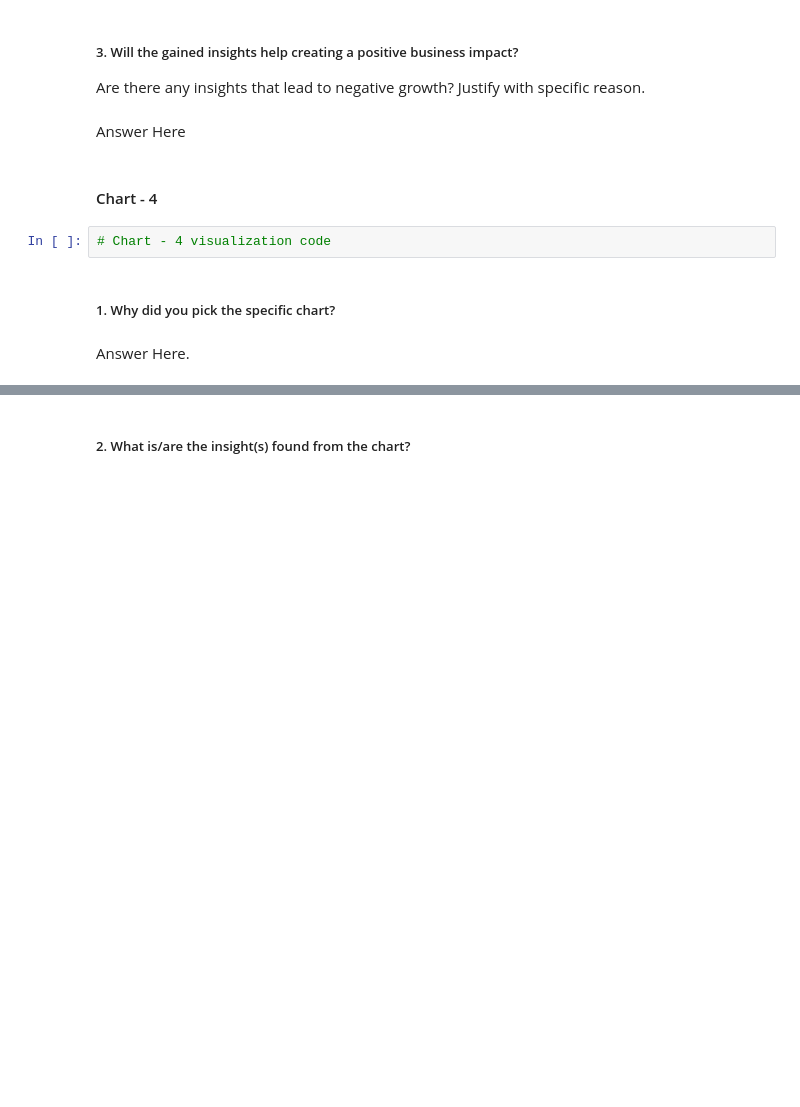
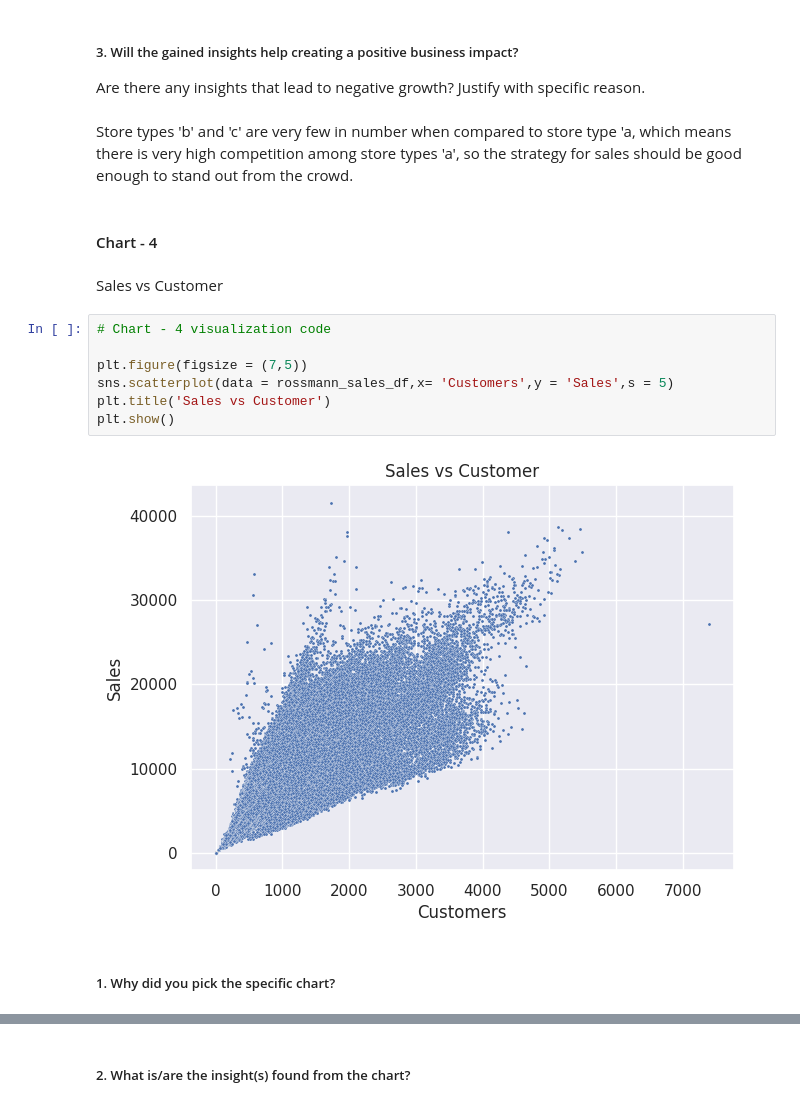
Before and after one commit to abhijain1216/Retail-Sales-Prediction-Regression-Project, a Jupyter notebook: Retail_Sales_Prediction_Regression_Project.ipynb, the cells around one changed output, grey strips where cells are left out. Saved outputs shown, nothing was run; the diff lists cells and outputs as text; blank space fills up the shorter version.

```diff
--- a/Retail_Sales_Prediction_Regression_Project.ipynb
+++ b/Retail_Sales_Prediction_Regression_Project.ipynb
@@ -698,13 +732,20 @@ Answer Here
 # %% [markdown]
 ##### 3. Will the gained insights help creating a positive business impact?
 Are there any insights that lead to negative growth? Justify with specific reason.
-# %% [markdown]
-Answer Here
+# %% [markdown]
+Store types 'b' and 'c' are very few in number when compared to store type 'a, which means there is very high competition among store types 'a', so the strategy for sales should be good enough to stand out from the crowd.
 # %% [markdown]
 #### Chart - 4
-# %%
-# Chart - 4 visualization code
+# %% [markdown]
+Sales vs Customer
+# %%
+# Chart - 4 visualization code
+
+plt.figure(figsize = (7,5))
+sns.scatterplot(data = rossmann_sales_df,x= 'Customers',y = 'Sales',s = 5)
+plt.title('Sales vs Customer')
+plt.show()
+# %% [output]
+[figure, added]
 # %% [markdown]
 ##### 1. Why did you pick the specific chart?
-# %% [markdown]
-Answer Here.
```
Also changed, not shown: parts of 35 cells of this notebook.
